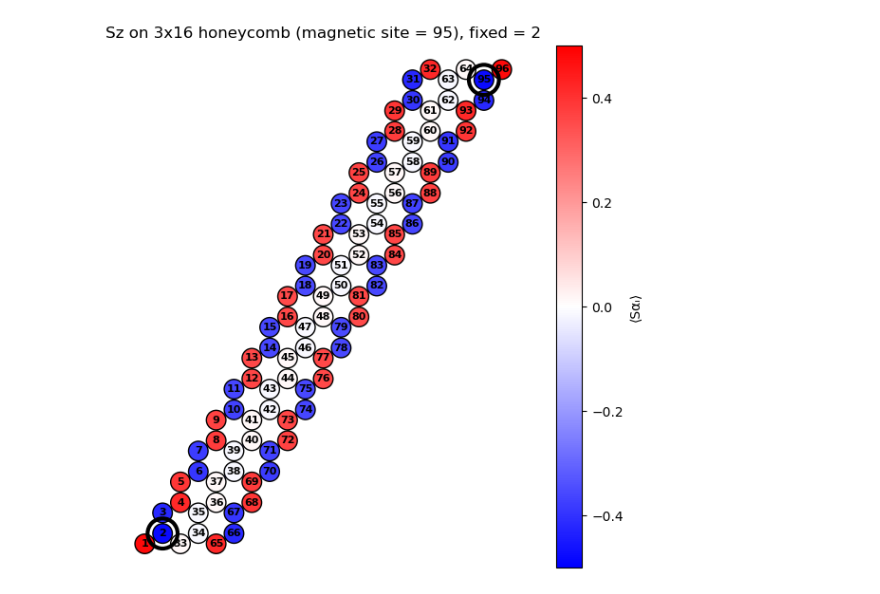
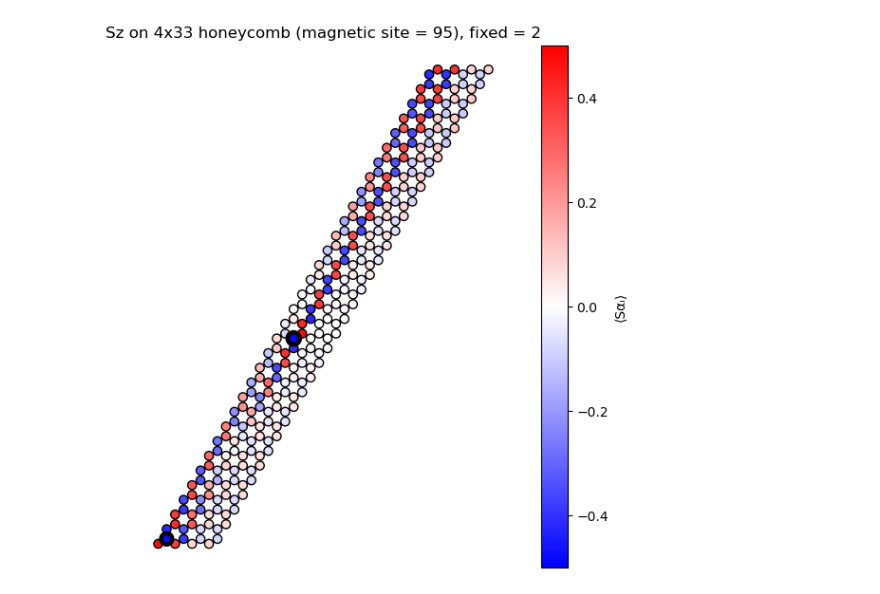
Before and after one commit to marcinszlap/KitaevHoneycomb, a Jupyter notebook: wykresy.ipynb, the cells around one changed output. Drawn from its saved outputs; the diff is of its cells as text; code cells hidden in the pictures.

```diff
--- a/wykresy.ipynb
+++ b/wykresy.ipynb
@@ -66,10 +66,37 @@ def shorten_segment(p1, p2, frac=0.22):
     d = p2 - p1
     return p1 + frac * d, p2 - frac * d
 
+def max_scatter_s_no_overlap(ax, pos_xy, safety=0.85):
+    """
+    Return scatter marker area 's' (points^2) so circles don't overlap
+    given the current axes size.
+    """
+    disp = ax.transData.transform(pos_xy)  # data -> pixels
+
+    # nearest neighbor distance in pixels (O(N^2); fine for ~few hundred sites)
+    dmin2 = np.inf
+    for i in range(len(disp)):
+        di = disp[i] - disp
+        dist2 = di[:, 0]**2 + di[:, 1]**2
+        dist2[i] = np.inf
+        m = dist2.min()
+        if m < dmin2:
+            dmin2 = m
+
+    dmin_px = np.sqrt(dmin2)
+    diameter_px = dmin_px * safety
+    radius_px = diameter_px / 2.0
+
+    dpi = ax.figure.dpi
+    radius_pt = radius_px * 72.0 / dpi  # px -> points
+    s = np.pi * (radius_pt ** 2)         # area in points^2
+    return s
+
 def plot_lattice_values(Nx, Ny, bonds, pos, values,
                         mg_sites=None, mg_site=None,
                         fixed_pos=None, secondspin=False,
-                        mark_mg=True, title=""):
+                        mark_mg=True, title="", safety=0.82,
+                        show_labels="auto"):
     Nsites = 2 * Nx * Ny
 
     if values.ndim == 2:
@@ -82,6 +109,9 @@ def plot_lattice_values(Nx, Ny, bonds, pos, values,
     else:
         v = values
 
+    fig = plt.gcf()
+    ax = plt.gca()
+
     bond_color = {"xx": "blue", "yy": "red", "zz": "green"}
 
     # --- bonds ---
@@ -89,71 +119,87 @@ def plot_lattice_values(Nx, Ny, bonds, pos, values,
         p1 = pos[s1 - 1]
         p2 = pos[s2 - 1]
         p1s, p2s = shorten_segment(p1, p2, frac=0.22)
-        plt.plot([p1s[0], p2s[0]], [p1s[1], p2s[1]],
-                 lw=2, color=bond_color[bt], alpha=0.8, zorder=1)
+        ax.plot([p1s[0], p2s[0]], [p1s[1], p2s[1]],
+                lw=2, color=bond_color[bt], alpha=0.8, zorder=1)
 
-    # --- nodes ---
-    sc = plt.scatter(pos[:, 0], pos[:, 1], c=v, s=220, edgecolors="k",
-                     cmap="bwr", zorder=3, vmin=-0.5, vmax=0.5)
-    plt.colorbar(sc, label="⟨Sαᵢ⟩")
+    # Make sure transforms are ready (important before computing pixel distances)
+    fig.canvas.draw()
+
+    # --- nodes: compute size so they don't overlap ---
+    s_sites = max_scatter_s_no_overlap(ax, pos, safety=safety)
+
+    sc = ax.scatter(pos[:, 0], pos[:, 1], c=v, s=s_sites, edgecolors="k",
+                    cmap="bwr", zorder=3, vmin=-0.5, vmax=0.5)
+    fig.colorbar(sc, ax=ax, label="⟨Sαᵢ⟩")
 
     # --- labels ---
-    for s in range(1, Nsites + 1):
-        plt.text(pos[s - 1, 0], pos[s - 1, 1], str(s),
-                 ha="center", va="center", fontsize=8, fontweight="bold", zorder=4)
+    if show_labels == "auto":
+        do_labels = (Nsites <= 120)
+    else:
+        do_labels = bool(show_labels)
 
-    # --- mark mg site (thick black ring) ---
+    if do_labels:
+        for s in range(1, Nsites + 1):
+            ax.text(pos[s - 1, 0], pos[s - 1, 1], str(s),
+                    ha="center", va="center", fontsize=8,
+                    fontweight="bold", zorder=4)
+
+    # --- mark mg site (ring scaled with node size) ---
     if mark_mg and mg_site is not None:
-        plt.scatter([pos[mg_site - 1, 0]], [pos[mg_site - 1, 1]],
-                    s=520, facecolors="none", edgecolors="k",
-                    linewidths=3, zorder=5)
+        ax.scatter([pos[mg_site - 1, 0]], [pos[mg_site - 1, 1]],
+                   s=s_sites * 2.1, facecolors="none", edgecolors="k",
+                   linewidths=3, zorder=5)
 
-    # --- mark fixed_pos if secondspin (second ring, different style) ---
+    # --- mark fixed_pos if secondspin (second ring, also scaled) ---
     if secondspin and fixed_pos is not None:
-        plt.scatter([pos[fixed_pos - 1, 0]], [pos[fixed_pos - 1, 1]],
-                    s=520, facecolors="none", edgecolors="k",
-                    linewidths=3, zorder=6)
+        ax.scatter([pos[fixed_pos - 1, 0]], [pos[fixed_pos - 1, 1]],
+                   s=s_sites * 1.7, facecolors="none", edgecolors="k",
+                   linewidths=3, zorder=6)
 
-    plt.gca().set_aspect("equal", adjustable="box")
-    plt.axis("off")
+    ax.set_aspect("equal", adjustable="box")
+    ax.axis("off")
+
     if mg_site is None:
-        plt.title(title)
+        ax.set_title(title)
     else:
         extra = f" (magnetic site = {mg_site})"
         if secondspin and fixed_pos is not None:
             extra += f", fixed = {fixed_pos}"
-        plt.title(f"{title}{extra}")
+        ax.set_title(f"{title}{extra}")
 
-Nx, Ny = 3, 16
+# ====== run ======
+Nx, Ny = 4, 33
 secondspin = True
 fixed_pos = 2
 component = "Sz"
 mg_site = 95
 yperiodic = "true"
 
 if secondspin:
     filename = f"{component}_2spins_fixed{fixed_pos}"
 else:
     filename = f"{component}"
 
 path = f"results/{Nx}x{Ny}_PBC={yperiodic}/Savrg/{filename}.dat"
 
 Nsites, bonds = honeycomb_bonds(Nx, Ny)
 pos = honeycomb_positions(Nx, Ny)
 
 i, vals, mg_sites = load_component(path)
 
 plt.figure(figsize=(8, 6))
 plot_lattice_values(
     Nx, Ny, bonds, pos, vals,
     mg_sites=mg_sites, mg_site=mg_site,
     fixed_pos=fixed_pos, secondspin=secondspin,
-    title=f"{component} on {Nx}x{Ny} honeycomb"
+    title=f"{component} on {Nx}x{Ny} honeycomb",
+    safety=1.20,         # smaller = more spacing
+    show_labels="auto"   # disables labels automatically for big N
 )
 plt.tight_layout()
 plt.show()
 # %% [output]
-[figure, old version]
+[figure, new version]
 # %%
 import numpy as np
 import matplotlib.pyplot as plt
```
Also changed, not shown: parts of 2 cells of this notebook, 6 other files.
